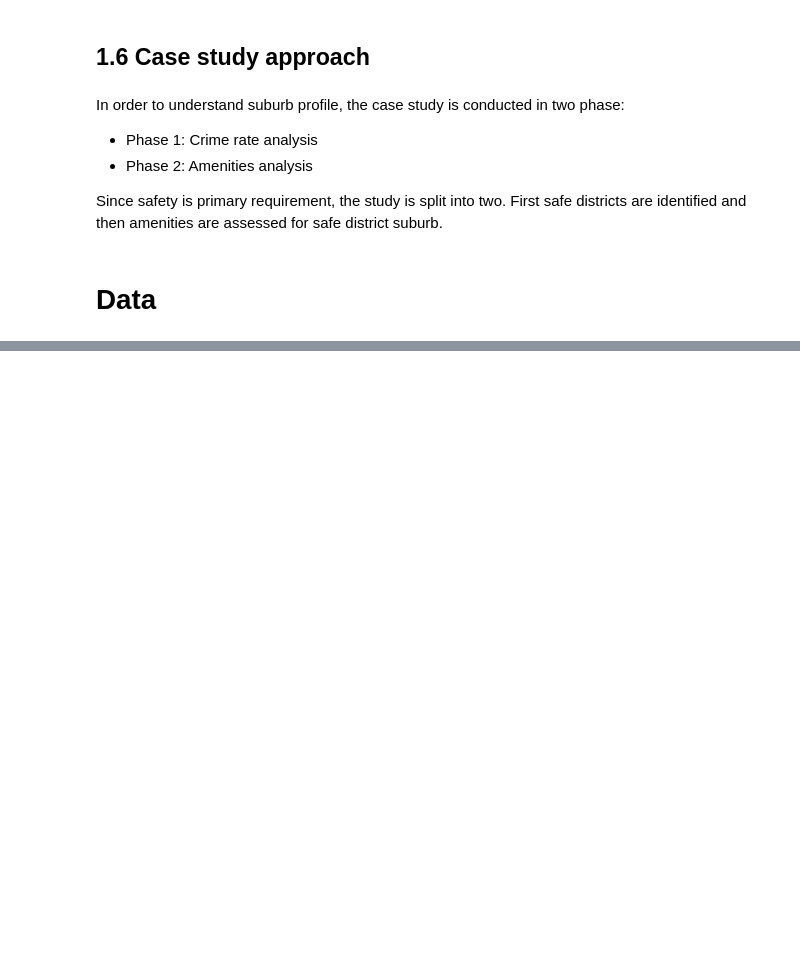
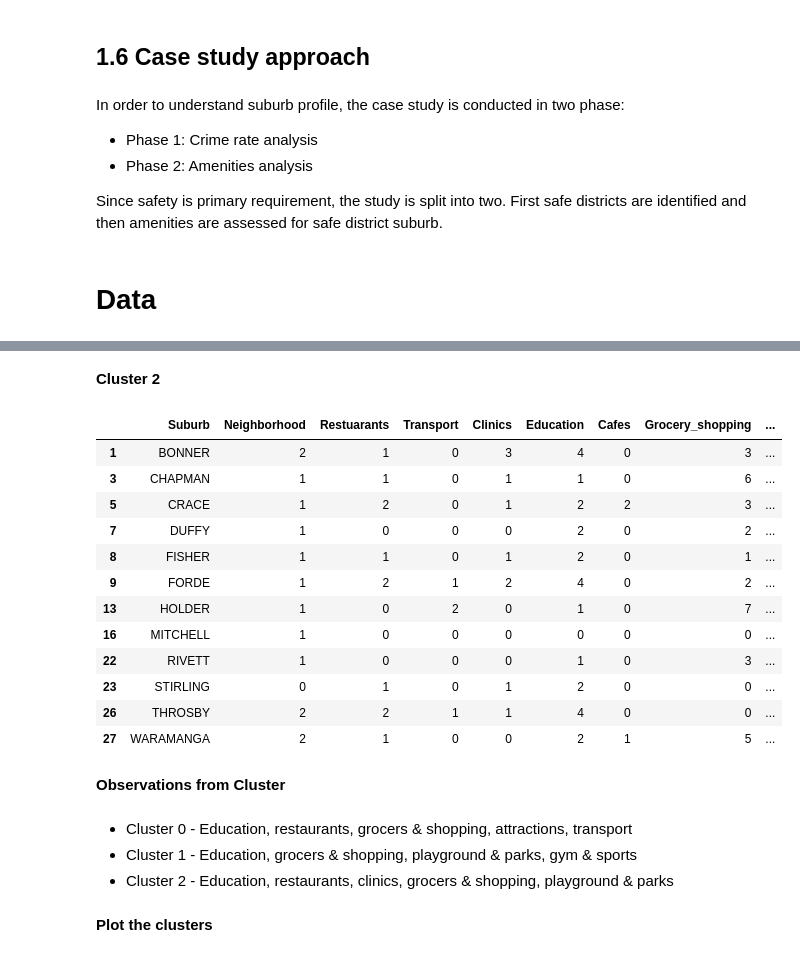
Before and after one commit to radhikakannan/Capstone, a Jupyter notebook: CanberraSuburbProfileAnalysis.ipynb, the cells around one changed output, grey strips where cells are left out. Cells and saved outputs as stored; diff of their text form; code cells hidden in the pictures; blank space fills up the shorter version.

```diff
--- a/CanberraSuburbProfileAnalysis.ipynb
+++ b/CanberraSuburbProfileAnalysis.ipynb
@@ -55,0 +853,5 @@ Amenities data are in JSON format and hence no data manipulation is done.
+# %%
+from sklearn.cluster import AgglomerativeClustering
+agglom = AgglomerativeClustering(n_clusters = 3, linkage = 'complete')
+agglom.fit(feature_mtx)
+agglom.labels_
@@ -55,0 +863,3 @@ Amenities data are in JSON format and hence no data manipulation is done.
+# %%
+required_cols_gmw['cluster_'] = agglom.labels_
+required_cols_gmw.head()
@@ -55,0 +903,26 @@ Amenities data are in JSON format and hence no data manipulation is done.
+# %% [markdown]
+**Cluster 2**
+# %%
+required_cols_gmw.loc[required_cols_gmw['cluster_'] == 2]
+# %% [output]
+|  | Suburb | Neighborhood | Restuarants | Transport | Clinics | Education | Cafes | Grocery_shopping | ... |
+| 1 | BONNER | 2 | 1 | 0 | 3 | 4 | 0 | 3 | ... |
+| 3 | CHAPMAN | 1 | 1 | 0 | 1 | 1 | 0 | 6 | ... |
+| 5 | CRACE | 1 | 2 | 0 | 1 | 2 | 2 | 3 | ... |
+| 7 | DUFFY | 1 | 0 | 0 | 0 | 2 | 0 | 2 | ... |
+| 8 | FISHER | 1 | 1 | 0 | 1 | 2 | 0 | 1 | ... |
+| 9 | FORDE | 1 | 2 | 1 | 2 | 4 | 0 | 2 | ... |
+| 13 | HOLDER | 1 | 0 | 2 | 0 | 1 | 0 | 7 | ... |
+| 16 | MITCHELL | 1 | 0 | 0 | 0 | 0 | 0 | 0 | ... |
+| 22 | RIVETT | 1 | 0 | 0 | 0 | 1 | 0 | 3 | ... |
+| 23 | STIRLING | 0 | 1 | 0 | 1 | 2 | 0 | 0 | ... |
+| 26 | THROSBY | 2 | 2 | 1 | 1 | 4 | 0 | 0 | ... |
+| 27 | WARAMANGA | 2 | 1 | 0 | 0 | 2 | 1 | 5 | ... |
+# %% [markdown]
+**Observations from Cluster**
+# %% [markdown]
+* Cluster 0 - Education, restaurants, grocers & shopping, attractions, transport
+* Cluster 1 - Education, grocers & shopping, playground & parks, gym & sports
+* Cluster 2 - Education, restaurants, clinics, grocers & shopping, playground & parks
+# %% [markdown]
+**Plot the clusters**
```
Also changed, not shown: parts of 104 cells of this notebook.
